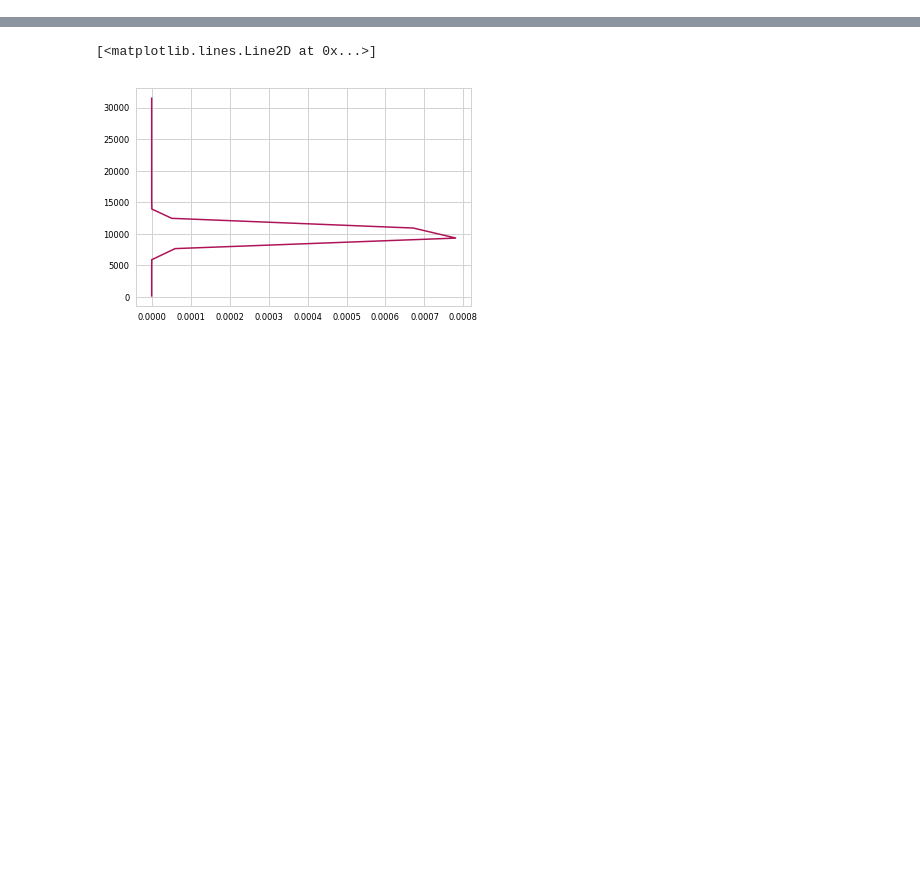
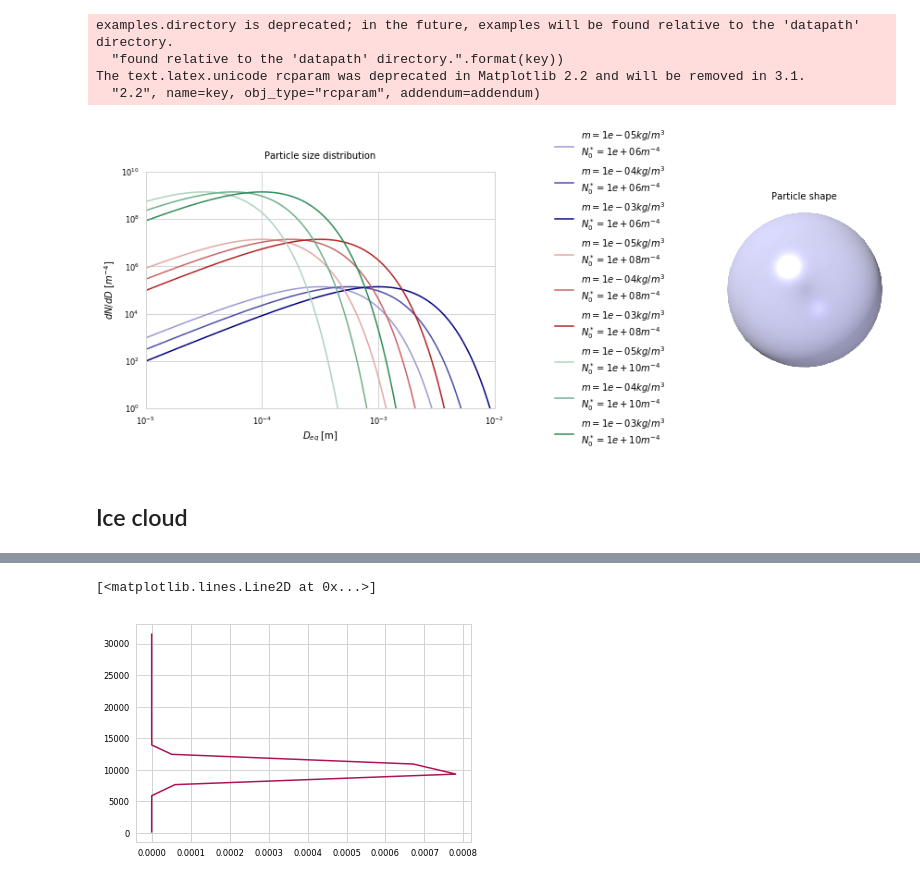
Before and after one commit to simonpf/artssat, a Jupyter notebook: examples/notebooks/clouds.ipynb, the cells around one changed output, grey strips where cells are left out. Cells and saved outputs as stored; diff of their text form; code cells hidden in the pictures; blank space fills up the shorter version.

```diff
--- a/examples/notebooks/clouds.ipynb
+++ b/examples/notebooks/clouds.ipynb
@@ -11,0 +160,75 @@ atmosphere = StandardAtmosphere()
+# %%
+from parts.scattering.psd import D14MN, D14N
+from parts.scattering import ScatteringSpecies
+psd   = D14MN(alpha = 2.0,    # first shape parameter
+              beta  = 1.0,    # second shape parameter
+              rho   = 1000.0) # density [kg/m^3]
+psd.t_min = 270.0
+shape = shapes[2] # Liquid sphere
+liquid_cloud = ScatteringSpecies("liquid_cloud", psd, shape)
+# %%
+import matplotlib.image as mi
+import seaborn as sns
+
+#
+# Some colors.
+#
+
+sns.reset_orig()
+cs = [sns.light_palette("navy", 4),
+      sns.light_palette("firebrick", 4),
+      sns.light_palette("seagreen", 4)]
+
+#
+# Figure setup
+#
+
+f  = plt.figure(figsize = (12, 5))
+gs = GridSpec(1, 4)
+
+# PSD plots.
+ax = plt.subplot(gs[0, 0:2])
+x  = np.logspace(-5, -2, 101)
+handles = []
+labels  = []
+for j, n0 in enumerate(np.array([1e6, 1e8, 1e10])):
+    for i, md in enumerate(np.array([1e-5, 1e-4, 1e-3])):
+        psd.mass_density = md
+        psd.intercept_parameter = n0
+        y = psd.evaluate(x).data.ravel()
+        handles += ax.plot(x, y, c = cs[j][1 + i])
+        labels += [r"$m = {0:.0e} kg / m^3$"
+                   " \n"
+                   r"$N_0^* = {1:.0e} m^{{-4}}$".format(md, n0)]
+
+ax.set_yscale("log")
+ax.set_xscale("log")
+ax.set_ylim([1e0, 1e10])
+ax.set_xlim([1e-5, 1e-2])
+ax.set_xlabel("$D_{eq}$ [m]")
+ax.set_ylabel("$dN/dD$ [$m^{-4}$]")
+ax.set_title("Particle size distribution")
+
+# Legend.
+ax  = plt.subplot(gs[0, 2])
+ax.legend(handles = handles, labels = labels, ncol = 1, loc = "center")
+ax.set_axis_off()
+
+
+# Shape image.
+ax  = plt.subplot(gs[0, 3])
+img = mi.imread(shape.img)
+ax.imshow(img)
+ax.set_aspect(1)
+ax.set_axis_off()
+ax.set_title("Particle shape")
+
+plt.tight_layout()
+# %% [output]
+examples.directory is deprecated; in the future, examples will be found relative to the 'datapath' directory.
+  "found relative to the 'datapath' directory.".format(key))
+The text.latex.unicode rcparam was deprecated in Matplotlib 2.2 and will be removed in 3.1.
+  "2.2", name=key, obj_type="rcparam", addendum=addendum)
+[figure, added]
+# %% [markdown]
+## Ice cloud
```
Also changed, not shown: parts of 64 cells of this notebook, 9 other files.
